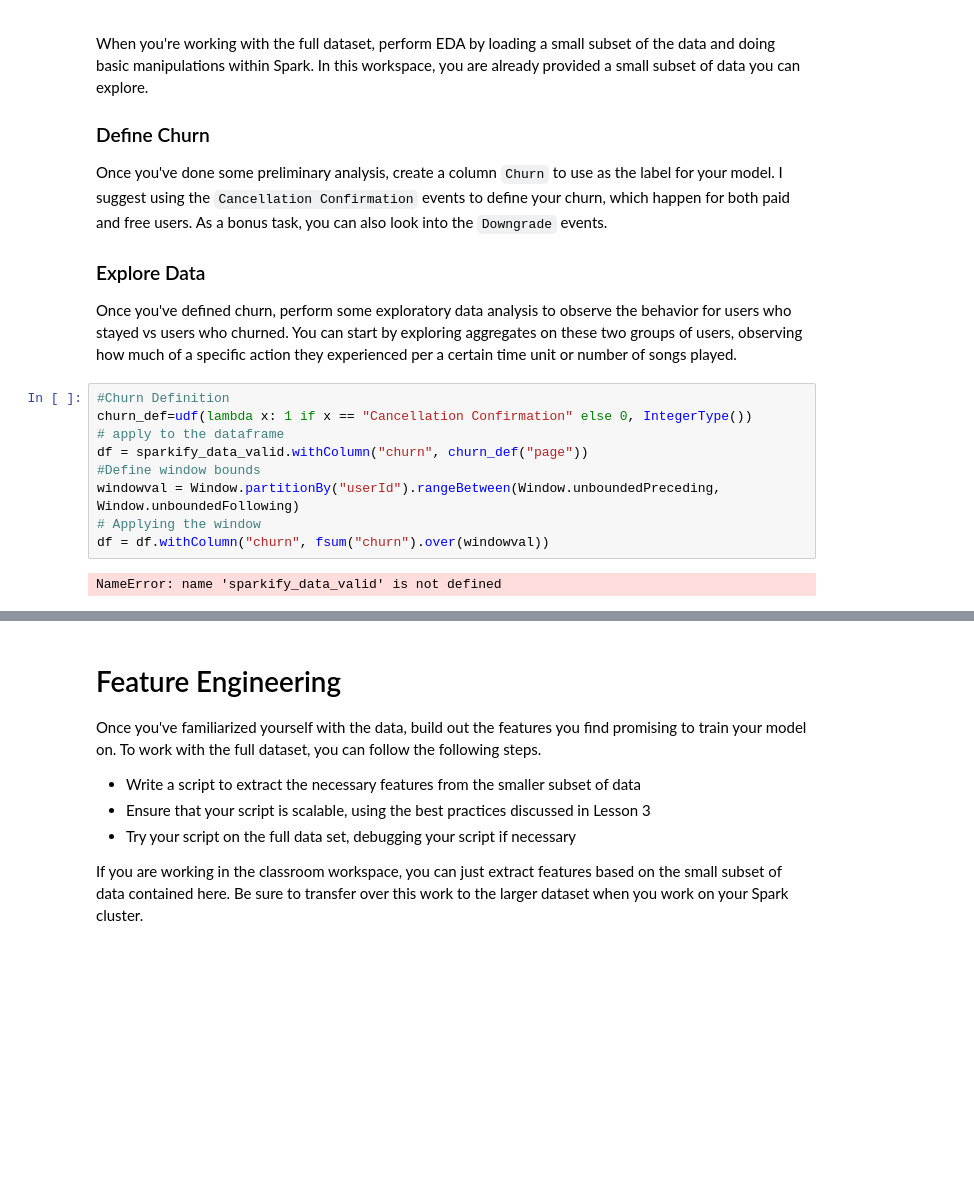
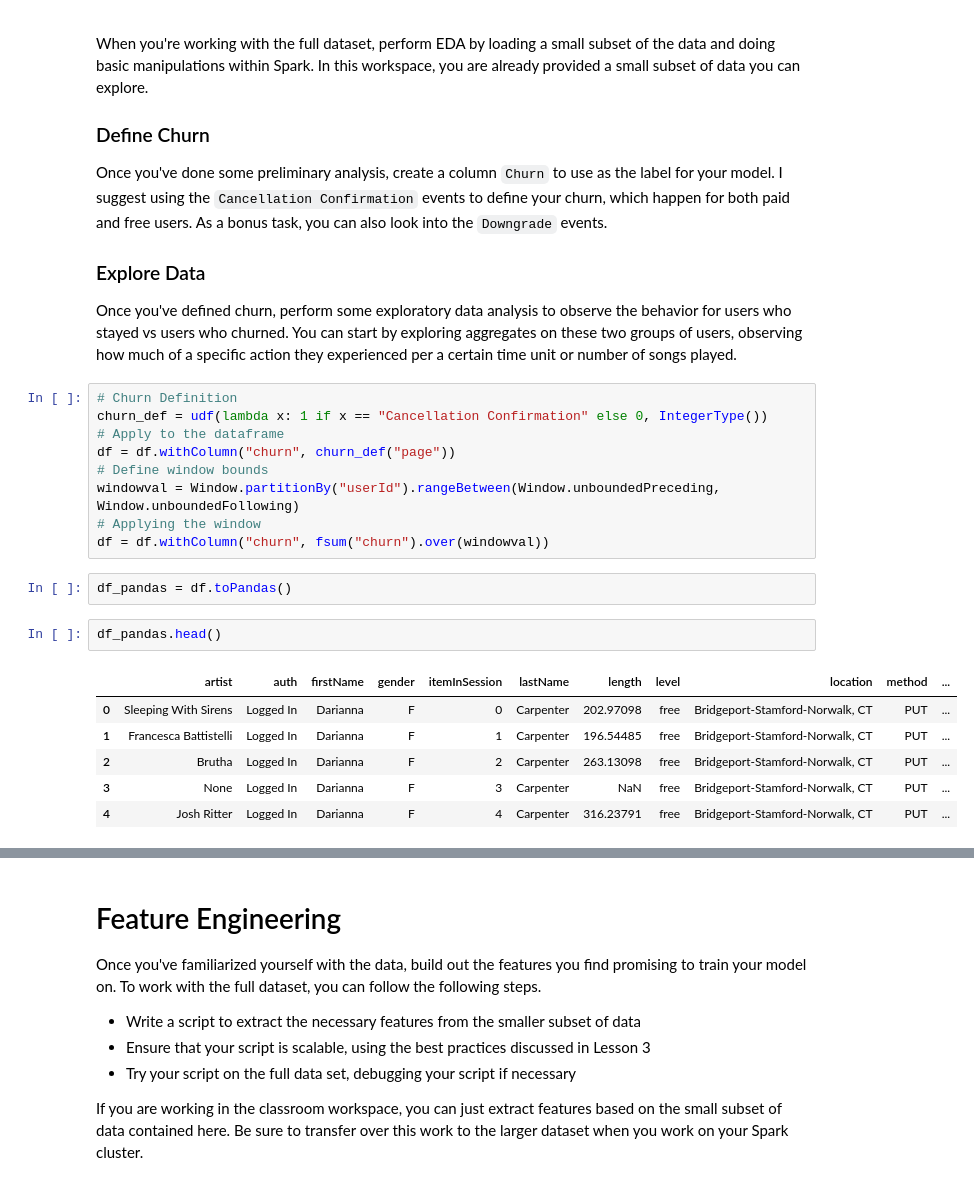
Before and after one commit to peterle93/Customer-Churn-Prediction-with-Spark, a Jupyter notebook: Sparkify.ipynb, the cells around one changed output, grey strips where cells are left out. Drawn from its saved outputs; the diff is of its cells as text; blank space fills up the shorter version.

```diff
--- a/Sparkify.ipynb
+++ b/Sparkify.ipynb
@@ -287,13 +275,22 @@ Once you've done some preliminary analysis, create a column `Churn` to use as th
 ### Explore Data
 Once you've defined churn, perform some exploratory data analysis to observe the behavior for users who stayed vs users who churned. You can start by exploring aggregates on these two groups of users, observing how much of a specific action they experienced per a certain time unit or number of songs played.
 # %%
-#Churn Definition
-churn_def=udf(lambda x: 1 if x == "Cancellation Confirmation" else 0, IntegerType())
-# apply to the dataframe
-df = sparkify_data_valid.withColumn("churn", churn_def("page"))
-#Define window bounds
+# Churn Definition
+churn_def = udf(lambda x: 1 if x == "Cancellation Confirmation" else 0, IntegerType())
+# Apply to the dataframe
+df = df.withColumn("churn", churn_def("page"))
+# Define window bounds
 windowval = Window.partitionBy("userId").rangeBetween(Window.unboundedPreceding, Window.unboundedFollowing)
 # Applying the window
 df = df.withColumn("churn", fsum("churn").over(windowval))
-# %% [output]
-NameError: name 'sparkify_data_valid' is not defined
+# %%
+df_pandas = df.toPandas()
+# %%
+df_pandas.head()
+# %% [output]
+|  | artist | auth | firstName | gender | itemInSession | lastName | length | level | location | method | ... |
+| 0 | Sleeping With Sirens | Logged In | Darianna | F | 0 | Carpenter | 202.97098 | free | Bridgeport-Stamford-Norwalk, CT | PUT | ... |
+| 1 | Francesca Battistelli | Logged In | Darianna | F | 1 | Carpenter | 196.54485 | free | Bridgeport-Stamford-Norwalk, CT | PUT | ... |
+| 2 | Brutha | Logged In | Darianna | F | 2 | Carpenter | 263.13098 | free | Bridgeport-Stamford-Norwalk, CT | PUT | ... |
+| 3 | None | Logged In | Darianna | F | 3 | Carpenter | NaN | free | Bridgeport-Stamford-Norwalk, CT | PUT | ... |
+| 4 | Josh Ritter | Logged In | Darianna | F | 4 | Carpenter | 316.23791 | free | Bridgeport-Stamford-Norwalk, CT | PUT | ... |
```
Also changed, not shown: parts of 23 cells of this notebook.
